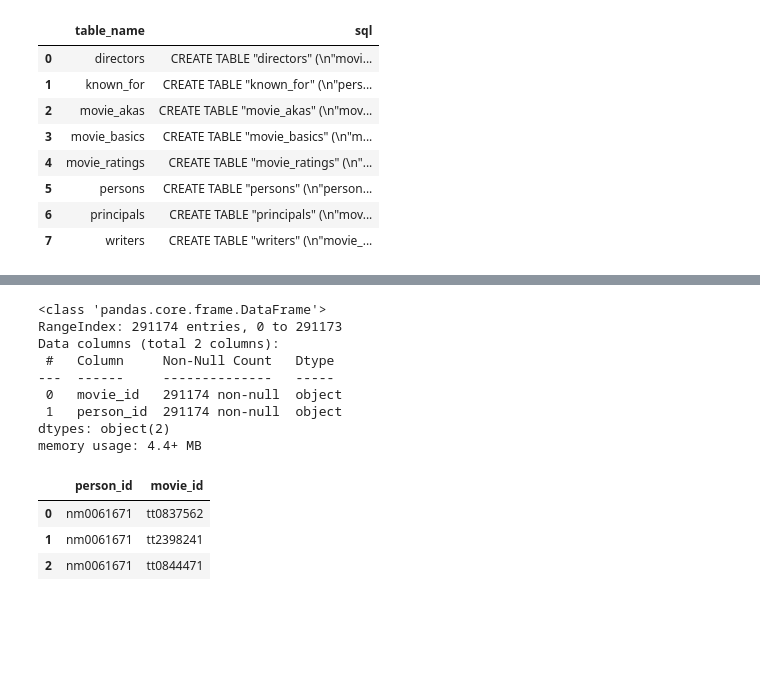
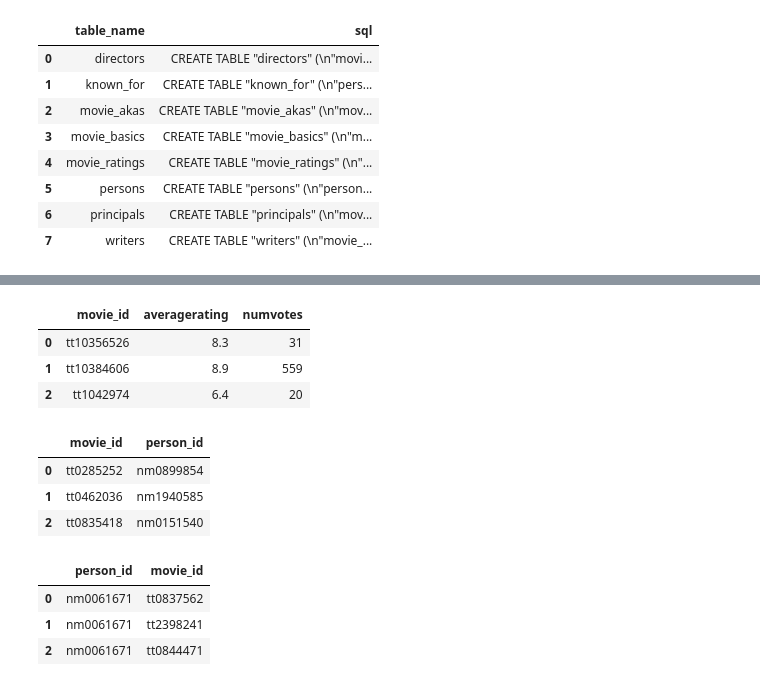
Before and after one commit to learn-co-curriculum/dsc-phase-2-project-v3, a Jupyter notebook: main_workbook.ipynb, the cells around one changed output, grey strips where cells are left out. Saved outputs shown, nothing was run; the diff lists cells and outputs as text; code cells hidden in the pictures; blank space fills up the shorter version.

```diff
--- a/main_workbook.ipynb
+++ b/main_workbook.ipynb
@@ -65,21 +90,31 @@ pd.read_sql(q, conn)
+# %%
+# Moving Ratings
+q = '''
+SELECT *
+FROM movie_ratings
+LIMIT 3
+;
+'''
+pd.read_sql(q, conn)
+# %% [output]
+|  | movie_id | averagerating | numvotes |
+| 0 | tt10356526 | 8.3 | 31 |
+| 1 | tt10384606 | 8.9 | 559 |
+| 2 | tt1042974 | 6.4 | 20 |
 # %%
 # Directors
 q = '''
 SELECT *
 FROM directors
+LIMIT 3
 ;
 '''
-pd.read_sql(q, conn).info()
+pd.read_sql(q, conn)
 # %% [output]
-<class 'pandas.core.frame.DataFrame'>
-RangeIndex: 291174 entries, 0 to 291173
-Data columns (total 2 columns):
- #   Column     Non-Null Count   Dtype
----  ------     --------------   -----
- 0   movie_id   291174 non-null  object
- 1   person_id  291174 non-null  object
-dtypes: object(2)
-memory usage: 4.4+ MB
+|  | movie_id | person_id |
+| 0 | tt0285252 | nm0899854 |
+| 1 | tt0462036 | nm1940585 |
+| 2 | tt0835418 | nm0151540 |
 # %%
 # Known For
 q = '''
```
Also changed, not shown: parts of 9 cells of this notebook.
